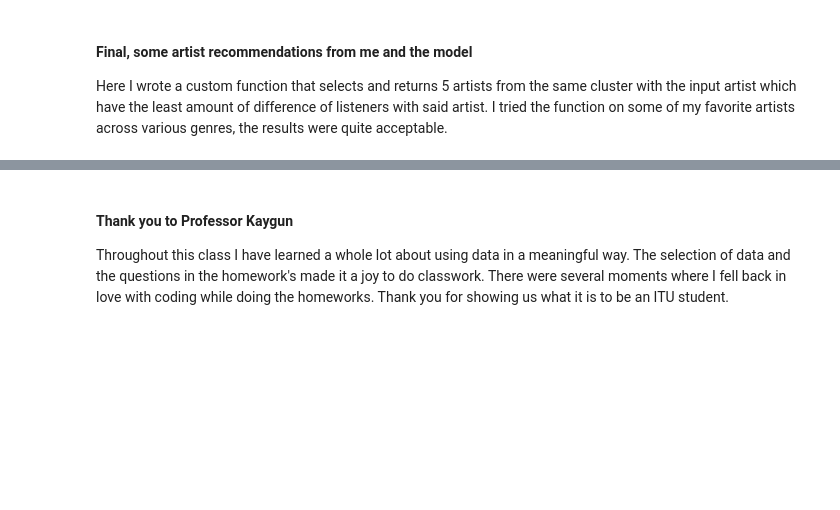
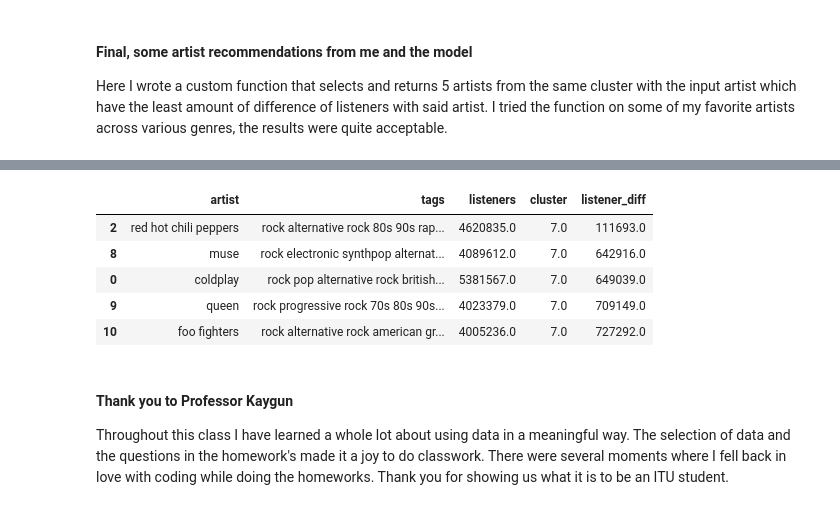
Before and after one commit to uzaykaradag/mat381e-final-project, a Jupyter notebook: project.ipynb, the cells around one changed output, grey strips where cells are left out. Drawn from its saved outputs; the diff is of its cells as text; code cells hidden in the pictures; blank space fills up the shorter version.

```diff
--- a/project.ipynb
+++ b/project.ipynb
@@ -239,3 +239,12 @@ recommendArtist('madlib')
+# %%
+recommendArtist('radiohead')
+# %% [output]
+|  | artist | tags | listeners | cluster | listener_diff |
+| 2 | red hot chili peppers | rock alternative rock 80s 90s rap... | 4620835.0 | 7.0 | 111693.0 |
+| 8 | muse | rock electronic synthpop alternat... | 4089612.0 | 7.0 | 642916.0 |
+| 0 | coldplay | rock pop alternative rock british... | 5381567.0 | 7.0 | 649039.0 |
+| 9 | queen | rock progressive rock 70s 80s 90s... | 4023379.0 | 7.0 | 709149.0 |
+| 10 | foo fighters | rock alternative rock american gr... | 4005236.0 | 7.0 | 727292.0 |
 # %% [markdown]
 #### Thank you to Professor Kaygun
 Throughout this class I have learned a whole lot about using data in a meaningful way. The selection of data and the questions in the homework's made it a joy to do classwork. There were several moments where I fell back in love with coding while doing the homeworks. Thank you for showing us what it is to be an ITU student.
```
Also changed, not shown: parts of 7 cells of this notebook.
